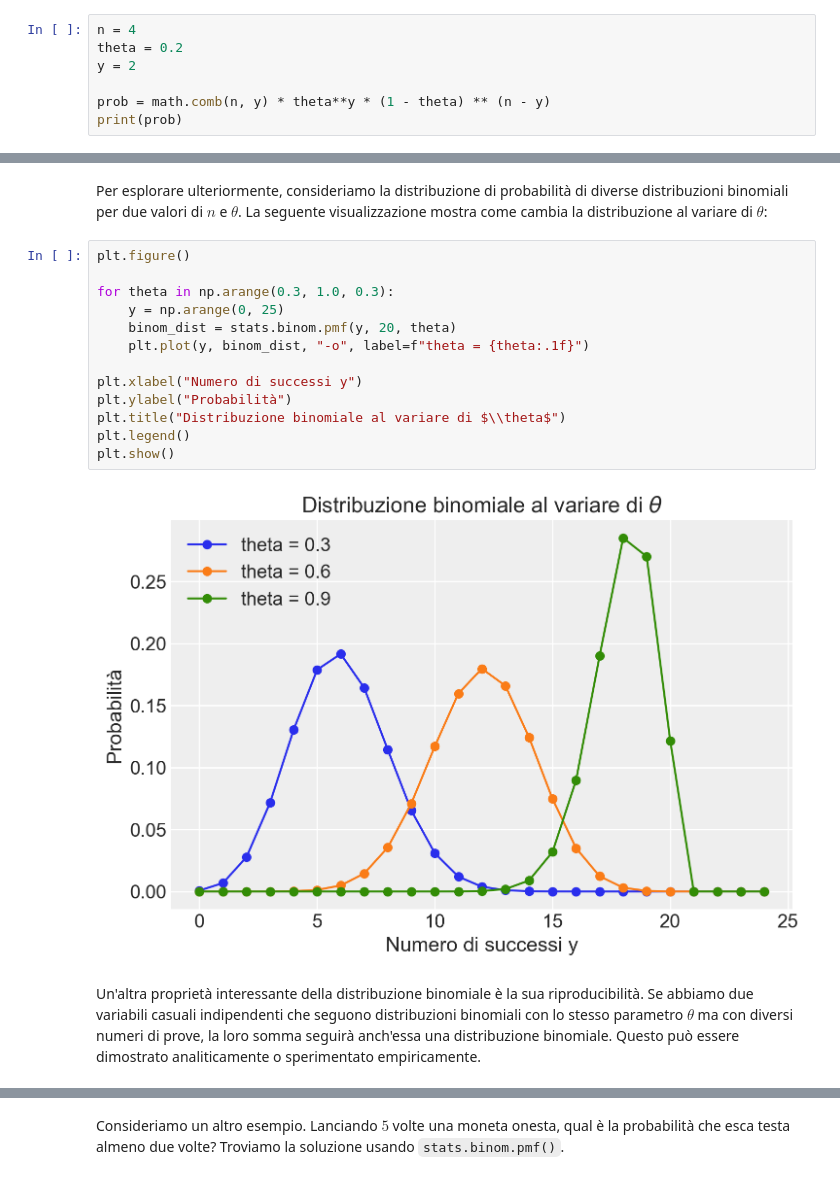
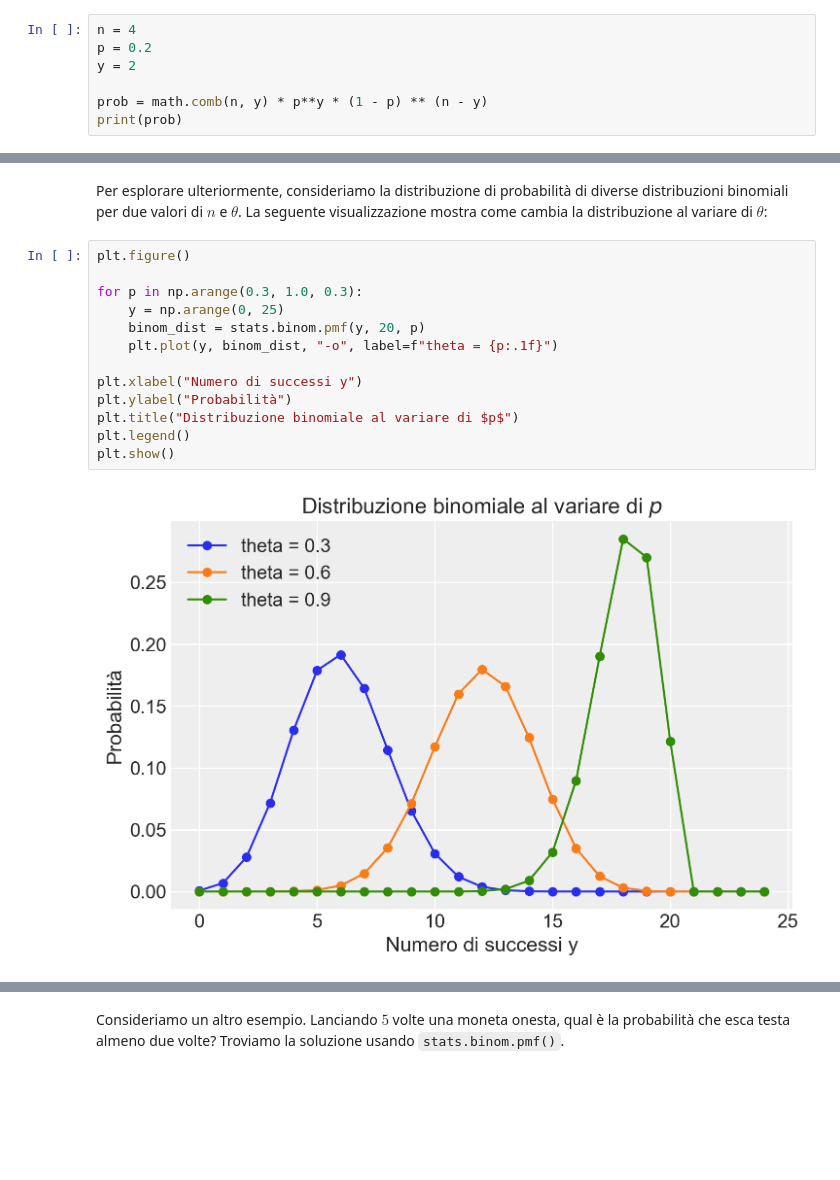
Before and after one commit to ccaudek/psicometria, a Jupyter notebook: chapters/probability/11_discr_rv_distr.ipynb, the cells around one changed output, grey strips where cells are left out. Drawn from its saved outputs; the diff is of its cells as text; blank space fills up the shorter version.

```diff
--- a/chapters/probability/11_discr_rv_distr.ipynb
+++ b/chapters/probability/11_discr_rv_distr.ipynb
@@ -174,10 +191,10 @@ $$
 Questo calcolo può essere replicato in Python. Utilizzando il modulo `math`, possiamo calcolare direttamente:
 # %%
 n = 4
-theta = 0.2
+p = 0.2
 y = 2
 
-prob = math.comb(n, y) * theta**y * (1 - theta) ** (n - y)
+prob = math.comb(n, y) * p**y * (1 - p) ** (n - y)
 print(prob)
 # %% [output]
 0.15360000000000007
@@ -218,17 +235,15 @@ Per esplorare ulteriormente, consideriamo la distribuzione di probabilità di di
 # %%
 plt.figure()
 
-for theta in np.arange(0.3, 1.0, 0.3):
+for p in np.arange(0.3, 1.0, 0.3):
     y = np.arange(0, 25)
-    binom_dist = stats.binom.pmf(y, 20, theta)
-    plt.plot(y, binom_dist, "-o", label=f"theta = {theta:.1f}")
+    binom_dist = stats.binom.pmf(y, 20, p)
+    plt.plot(y, binom_dist, "-o", label=f"theta = {p:.1f}")
 
 plt.xlabel("Numero di successi y")
 plt.ylabel("Probabilità")
-plt.title("Distribuzione binomiale al variare di $\\theta$")
+plt.title("Distribuzione binomiale al variare di $p$")
 plt.legend()
 plt.show()
 # %% [output]
-[figure, old version]
+[figure, new version]
-# %% [markdown]
-Un'altra proprietà interessante della distribuzione binomiale è la sua riproducibilità. Se abbiamo due variabili casuali indipendenti che seguono distribuzioni binomiali con lo stesso parametro $\theta$ ma con diversi numeri di prove, la loro somma seguirà anch'essa una distribuzione binomiale. Questo può essere dimostrato analiticamente o sperimentato empiricamente.
```
Also changed, not shown: parts of 16 cells of this notebook, 15 other files.
